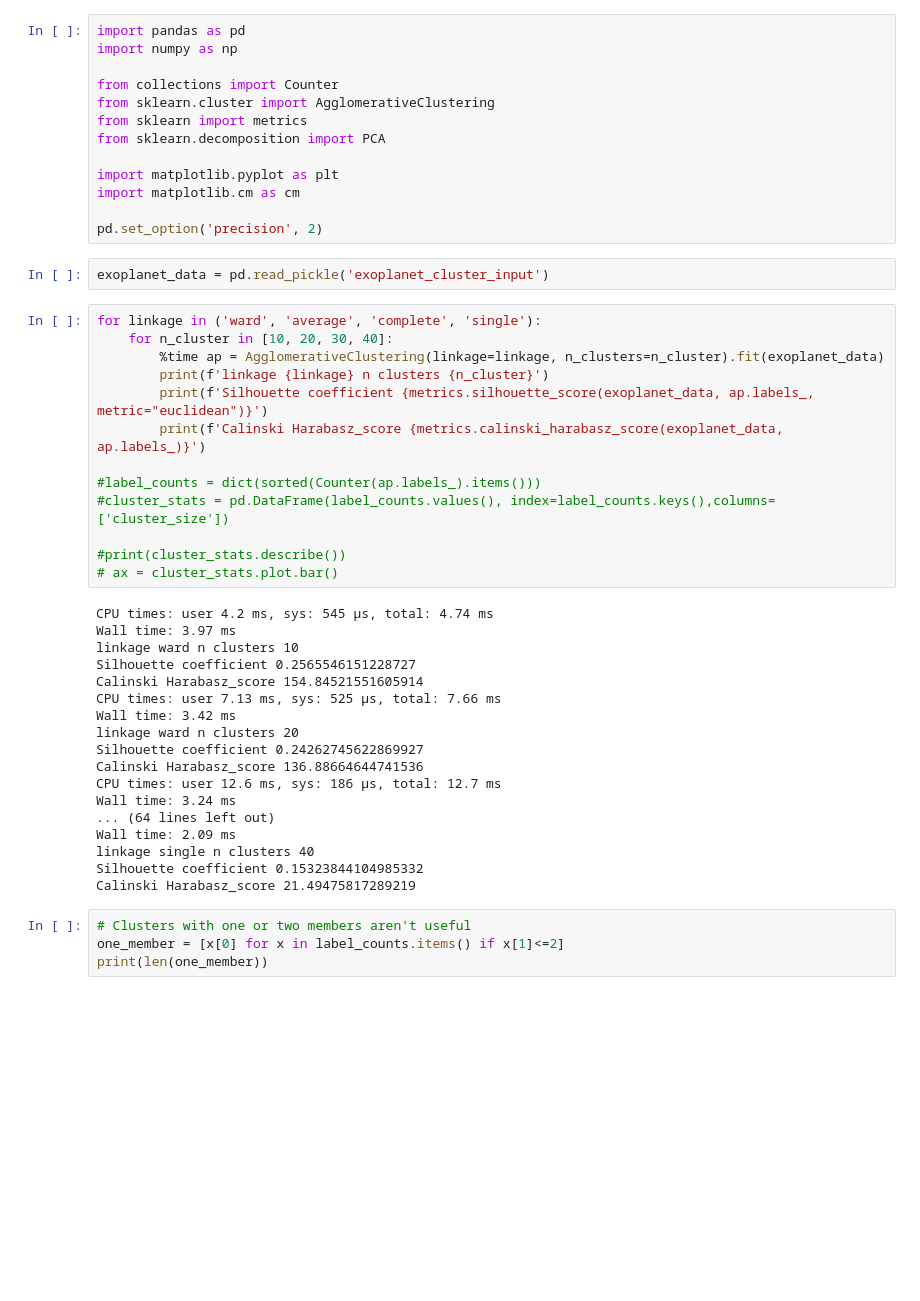
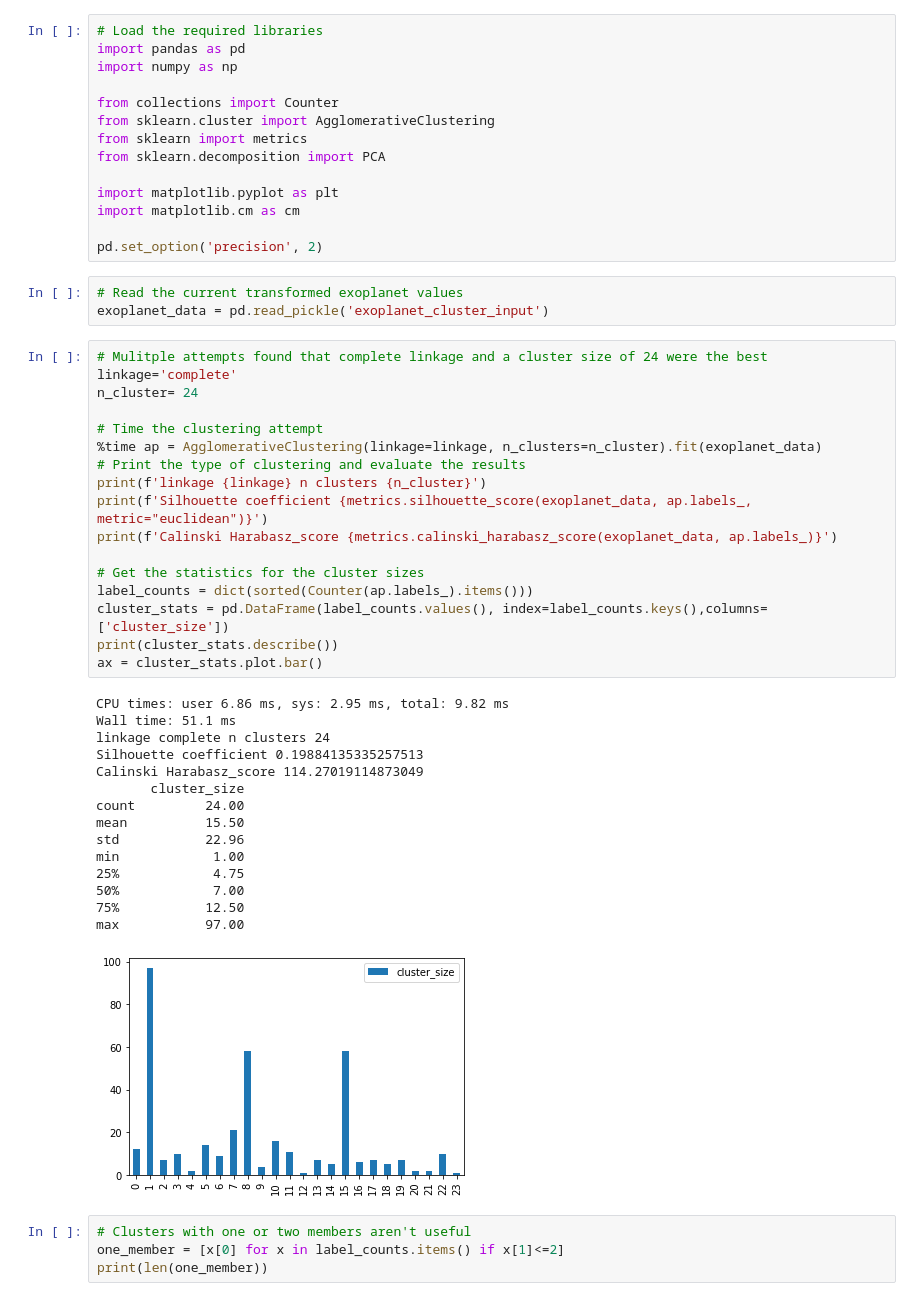
Before and after one commit to crankymax/USQ_CSC8004_exoplanets, a Jupyter notebook: 07 Agglomerative Various Clustering.ipynb, the cells around one changed output. Cells and saved outputs as stored; diff of their text form; blank space fills up the shorter version.

Commit message:
Latest clustering efforts

```diff
--- a/07 Agglomerative Various Clustering.ipynb
+++ b/07 Agglomerative Various Clustering.ipynb
@@ -1,4 +6,5 @@
 # %%
+# Load the required libraries
 import pandas as pd
 import numpy as np
 
@@ -11,39 +17,42 @@ import matplotlib.pyplot as plt
 import matplotlib.cm as cm
 
 pd.set_option('precision', 2)
-# %%
-exoplanet_data = pd.read_pickle('exoplanet_cluster_input')
+# %%
+# Read the current transformed exoplanet values
+exoplanet_data = pd.read_pickle('exoplanet_cluster_input')
 # %%
-for linkage in ('ward', 'average', 'complete', 'single'):
-    for n_cluster in [10, 20, 30, 40]:
-        %time ap = AgglomerativeClustering(linkage=linkage, n_clusters=n_cluster).fit(exoplanet_data)
-        print(f'linkage {linkage} n clusters {n_cluster}')
-        print(f'Silhouette coefficient {metrics.silhouette_score(exoplanet_data, ap.labels_, metric="euclidean")}')
-        print(f'Calinski Harabasz_score {metrics.calinski_harabasz_score(exoplanet_data, ap.labels_)}')
+# Mulitple attempts found that complete linkage and a cluster size of 24 were the best
+linkage='complete'
+n_cluster= 24
 
-#label_counts = dict(sorted(Counter(ap.labels_).items()))
-#cluster_stats = pd.DataFrame(label_counts.values(), index=label_counts.keys(),columns=['cluster_size'])
+# Time the clustering attempt
+%time ap = AgglomerativeClustering(linkage=linkage, n_clusters=n_cluster).fit(exoplanet_data)
+# Print the type of clustering and evaluate the results
+print(f'linkage {linkage} n clusters {n_cluster}')
+print(f'Silhouette coefficient {metrics.silhouette_score(exoplanet_data, ap.labels_, metric="euclidean")}')
+print(f'Calinski Harabasz_score {metrics.calinski_harabasz_score(exoplanet_data, ap.labels_)}')
 
-#print(cluster_stats.describe())
-# ax = cluster_stats.plot.bar()
+# Get the statistics for the cluster sizes
+label_counts = dict(sorted(Counter(ap.labels_).items()))
+cluster_stats = pd.DataFrame(label_counts.values(), index=label_counts.keys(),columns=['cluster_size'])
+print(cluster_stats.describe())
+ax = cluster_stats.plot.bar()
 # %% [output]
-CPU times: user 4.2 ms, sys: 545 µs, total: 4.74 ms
-Wall time: 3.97 ms
-linkage ward n clusters 10
-Silhouette coefficient 0.2565546151228727
-Calinski Harabasz_score 154.84521551605914
-CPU times: user 7.13 ms, sys: 525 µs, total: 7.66 ms
-Wall time: 3.42 ms
-linkage ward n clusters 20
-Silhouette coefficient 0.24262745622869927
-Calinski Harabasz_score 136.88664644741536
-CPU times: user 12.6 ms, sys: 186 µs, total: 12.7 ms
-Wall time: 3.24 ms
-... (64 lines left out)
-Wall time: 2.09 ms
-linkage single n clusters 40
-Silhouette coefficient 0.15323844104985332
-Calinski Harabasz_score 21.49475817289219
+CPU times: user 6.86 ms, sys: 2.95 ms, total: 9.82 ms
+Wall time: 51.1 ms
+linkage complete n clusters 24
+Silhouette coefficient 0.19884135335257513
+Calinski Harabasz_score 114.27019114873049
+       cluster_size
+count         24.00
+mean          15.50
+std           22.96
+min            1.00
+25%            4.75
+50%            7.00
+75%           12.50
+max           97.00
+[figure, added]
 # %%
 # Clusters with one or two members aren't useful
 one_member = [x[0] for x in label_counts.items() if x[1]<=2]
```
Also changed, not shown: parts of 12 cells of this notebook, 5 other files.
